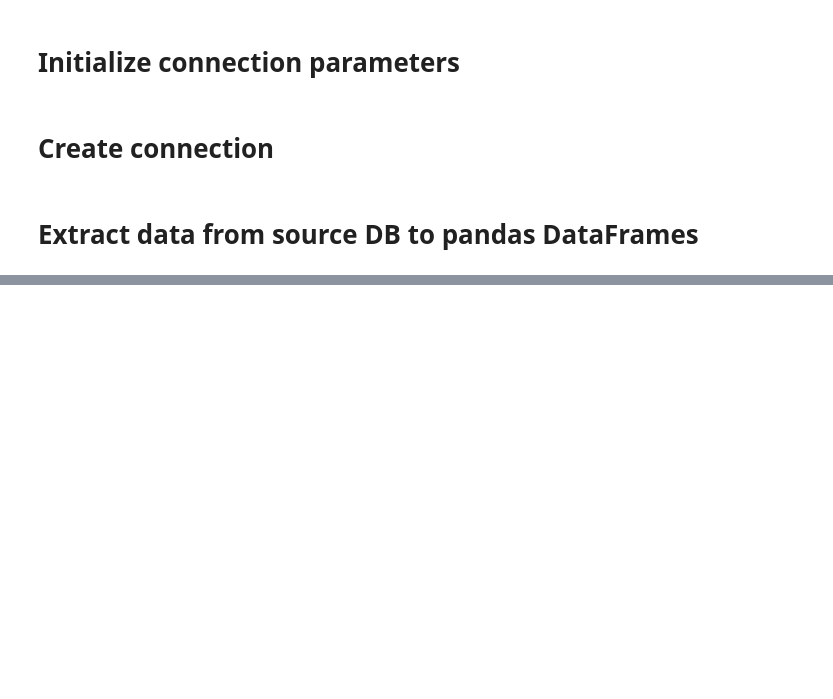
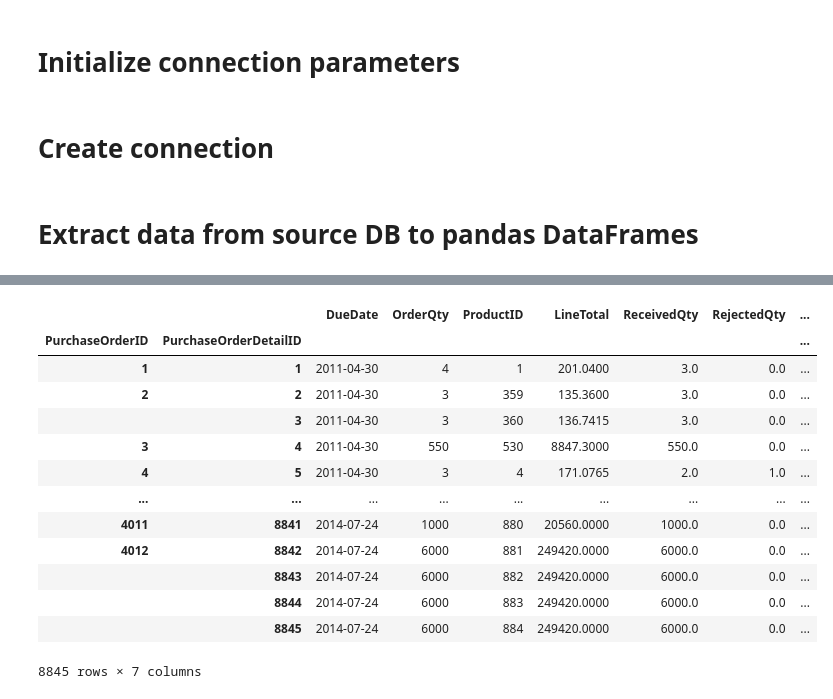
Before and after one commit to minh-nguyenhoang/DW-ETL-20212, a Jupyter notebook: ETL.ipynb, the cells around one changed output, grey strips where cells are left out. Drawn from its saved outputs; the diff is of its cells as text; code cells hidden in the pictures; blank space fills up the shorter version.

```diff
--- a/ETL.ipynb
+++ b/ETL.ipynb
@@ -75,0 +55,5 @@ cursor.commit()
+# %%
+dfst={}
+for item in Columns:
+    dfst[item[0]]=dfs[item[0]][item[1]]
+dfst['HumanResources.Employee']=dfs['HumanResources.Employee']
@@ -75,0 +64,3 @@ cursor.commit()
+# %%
+dfst['Person.Person']['Name']=dfst['Person.Person']['FirstName'].map(str)+' '+dfst['Person.Person']['MiddleName'].map(str)+'. '+dfst['Person.Person']['LastName'].map(str)
+dfst['HumanResources.Employee']=pd.merge(dfst['HumanResources.Employee'],dfst['Person.Person'],how='left',on='BusinessEntityID')
@@ -75,0 +111,4 @@ cursor.commit()
+# %%
+mapper={None:'Accessory','R':'Road','M':'Mountain','T':'Touring','S':'Standard'}
+dfst['Production.Product']['ProductLine']=dfst['Production.Product']['ProductLine'].replace(mapper,regex=True)
+dfst['Production.Product']
@@ -75,0 +249,2 @@ cursor.commit()
+# %%
+dfst['Purchasing.Vendor']['CreditRating']=dfst['Purchasing.Vendor']['CreditRating'].map({1:'Superior',2:'Excellent',3:'Above Average',4:'Average',5:'Below Average'})
@@ -75,0 +418,17 @@ cursor.commit()
+# %%
+dfst['Purchasing.PurchaseOrderDetail']
+# %% [output]
+|  |  | DueDate | OrderQty | ProductID | LineTotal | ReceivedQty | RejectedQty | ... |
+| PurchaseOrderID | PurchaseOrderDetailID |  |  |  |  |  |  | ... |
+| 1 | 1 | 2011-04-30 | 4 | 1 | 201.0400 | 3.0 | 0.0 | ... |
+| 2 | 2 | 2011-04-30 | 3 | 359 | 135.3600 | 3.0 | 0.0 | ... |
+|  | 3 | 2011-04-30 | 3 | 360 | 136.7415 | 3.0 | 0.0 | ... |
+| 3 | 4 | 2011-04-30 | 550 | 530 | 8847.3000 | 550.0 | 0.0 | ... |
+| 4 | 5 | 2011-04-30 | 3 | 4 | 171.0765 | 2.0 | 1.0 | ... |
+| ... | ... | ... | ... | ... | ... | ... | ... | ... |
+| 4011 | 8841 | 2014-07-24 | 1000 | 880 | 20560.0000 | 1000.0 | 0.0 | ... |
+| 4012 | 8842 | 2014-07-24 | 6000 | 881 | 249420.0000 | 6000.0 | 0.0 | ... |
+|  | 8843 | 2014-07-24 | 6000 | 882 | 249420.0000 | 6000.0 | 0.0 | ... |
+|  | 8844 | 2014-07-24 | 6000 | 883 | 249420.0000 | 6000.0 | 0.0 | ... |
+|  | 8845 | 2014-07-24 | 6000 | 884 | 249420.0000 | 6000.0 | 0.0 | ... |
+8845 rows × 7 columns
```
Also changed, not shown: parts of 66 cells of this notebook, 2 other files.
